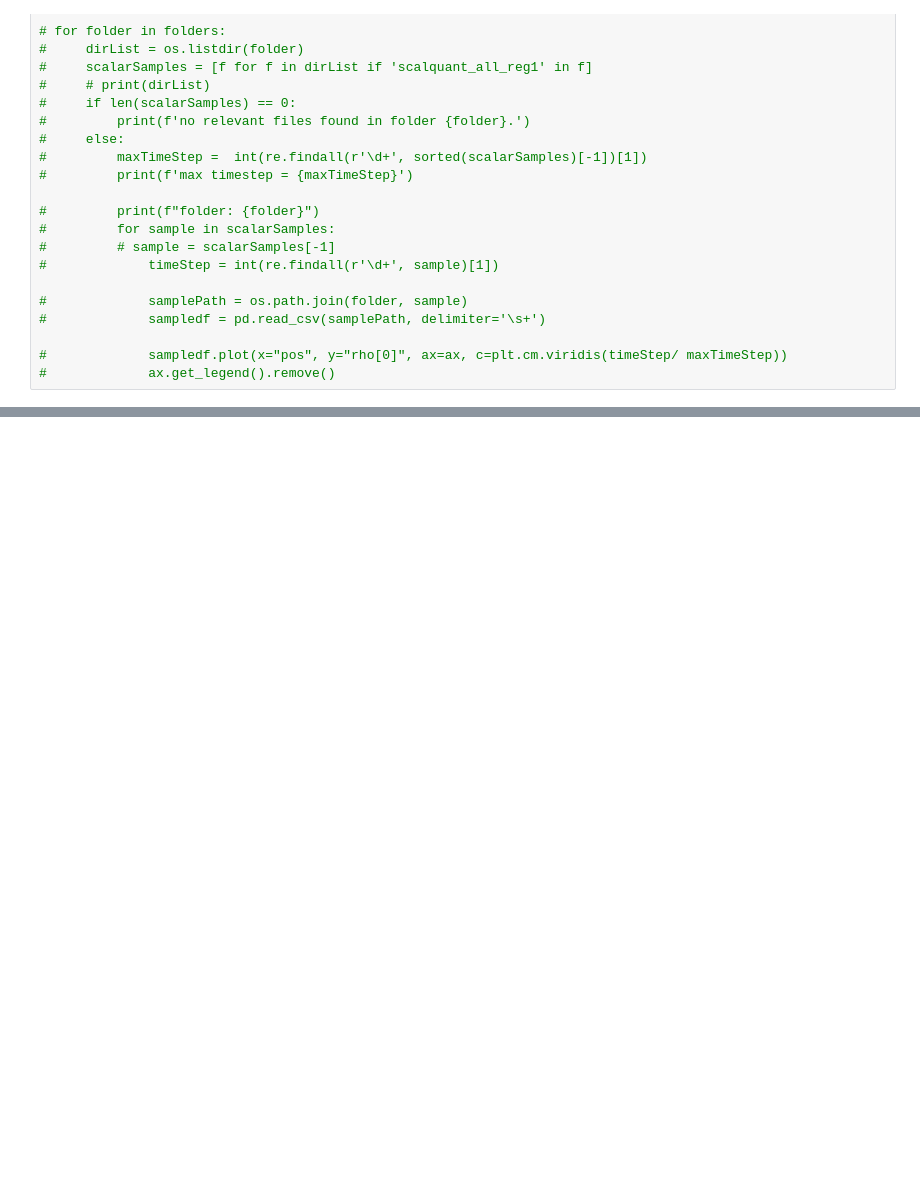
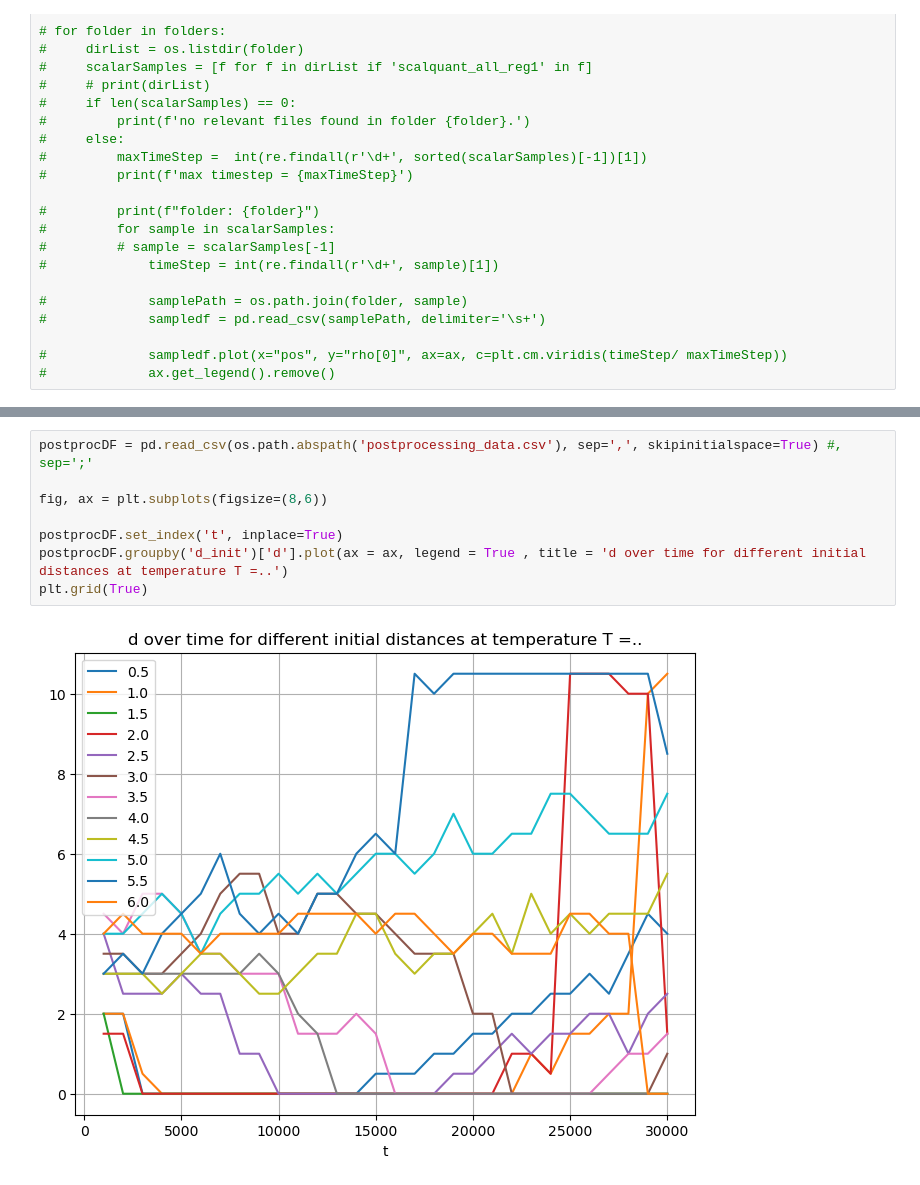
Before and after one commit to JakNiem/coalescence, a Jupyter notebook: postprocCoalescence.ipynb, the cells around one changed output, grey strips where cells are left out. Saved outputs shown, nothing was run; the diff lists cells and outputs as text; blank space fills up the shorter version.

```diff
--- a/postprocCoalescence.ipynb
+++ b/postprocCoalescence.ipynb
@@ -221,0 +362,10 @@ t = 17000
+# %%
+postprocDF = pd.read_csv(os.path.abspath('postprocessing_data.csv'), sep=',', skipinitialspace=True) #, sep=';'
+
+fig, ax = plt.subplots(figsize=(8,6))
+
+postprocDF.set_index('t', inplace=True)
+postprocDF.groupby('d_init')['d'].plot(ax = ax, legend = True , title = 'd over time for different initial distances at temperature T =..')
+plt.grid(True)
+# %% [output]
+[figure, added]
```
Also changed, not shown: parts of 6 cells of this notebook.
